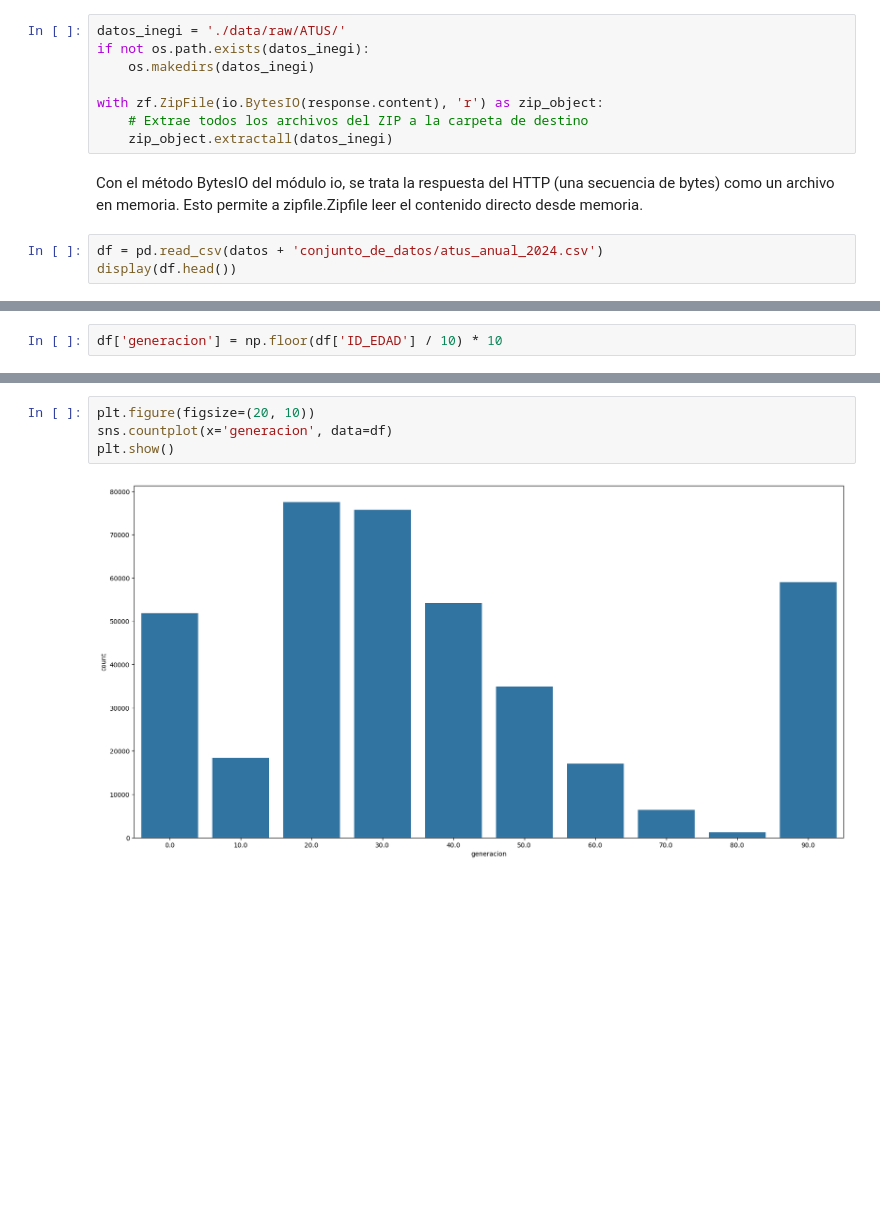
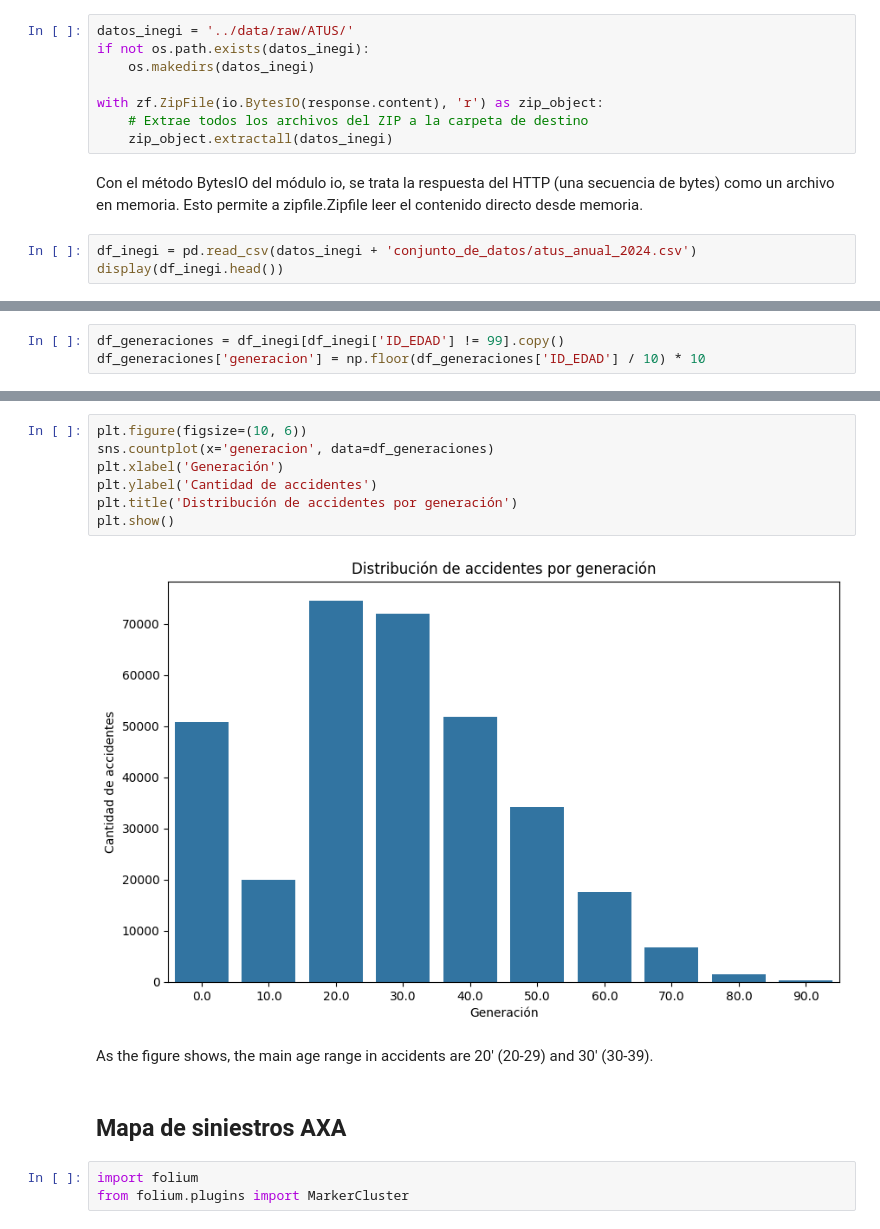
Before and after one commit to Mario-ACL/proyecto_ing_datos, a Jupyter notebook: notebooks/v1-0-initial_seek_clean.ipynb, the cells around one changed output, grey strips where cells are left out. Cells and saved outputs as stored; diff of their text form; blank space fills up the shorter version.

```diff
--- a/notebooks/v1-0-initial_seek_clean.ipynb
+++ b/notebooks/v1-0-initial_seek_clean.ipynb
@@ -189,7 +292,7 @@ print(type(response))
 # %% [output]
 <class 'requests.models.Response'>
 # %%
-datos_inegi = './data/raw/ATUS/'
+datos_inegi = '../data/raw/ATUS/'
 if not os.path.exists(datos_inegi):
     os.makedirs(datos_inegi)
 
@@ -199,7 +302,7 @@ with zf.ZipFile(io.BytesIO(response.content), 'r') as zip_object:
 # %% [markdown]
 Con el método BytesIO del módulo io, se trata la respuesta del HTTP (una secuencia de bytes) como un archivo en memoria. Esto permite a zipfile.Zipfile leer el contenido directo desde memoria.
 # %%
-df = pd.read_csv(datos + 'conjunto_de_datos/atus_anual_2024.csv')
-display(df.head())
+df_inegi = pd.read_csv(datos_inegi + 'conjunto_de_datos/atus_anual_2024.csv')
+display(df_inegi.head())
 # %% [output]
 |  | COBERTURA | ID_ENTIDAD | ID_MUNICIPIO | ANIO | MES | ID_HORA | ID_MINUTO | ID_DIA | DIASEMANA | ... |
@@ -236,2 +334,3 @@ Index(['COBERTURA', 'ID_ENTIDAD', 'ID_MUNICIPIO', 'ANIO', 'MES', 'ID_HORA',
 # %%
-df['generacion'] = np.floor(df['ID_EDAD'] / 10) * 10
+df_generaciones = df_inegi[df_inegi['ID_EDAD'] != 99].copy()
+df_generaciones['generacion'] = np.floor(df_generaciones['ID_EDAD'] / 10) * 10
@@ -240,6 +357,16 @@ El rango de 99 es únicamente para aquellos casos que no están identificada su
 # %%
-plt.figure(figsize=(20, 10))
-sns.countplot(x='generacion', data=df)
+plt.figure(figsize=(10, 6))
+sns.countplot(x='generacion', data=df_generaciones)
+plt.xlabel('Generación')
+plt.ylabel('Cantidad de accidentes')
+plt.title('Distribución de accidentes por generación')
 plt.show()
 # %% [output]
-[figure, old version]
+[figure, new version]
+# %% [markdown]
+As the figure shows, the main age range in accidents are 20' (20-29) and 30' (30-39).
+# %% [markdown]
+## Mapa de siniestros AXA
+# %%
+import folium
+from folium.plugins import MarkerCluster
```
Also changed, not shown: parts of 49 cells of this notebook.
